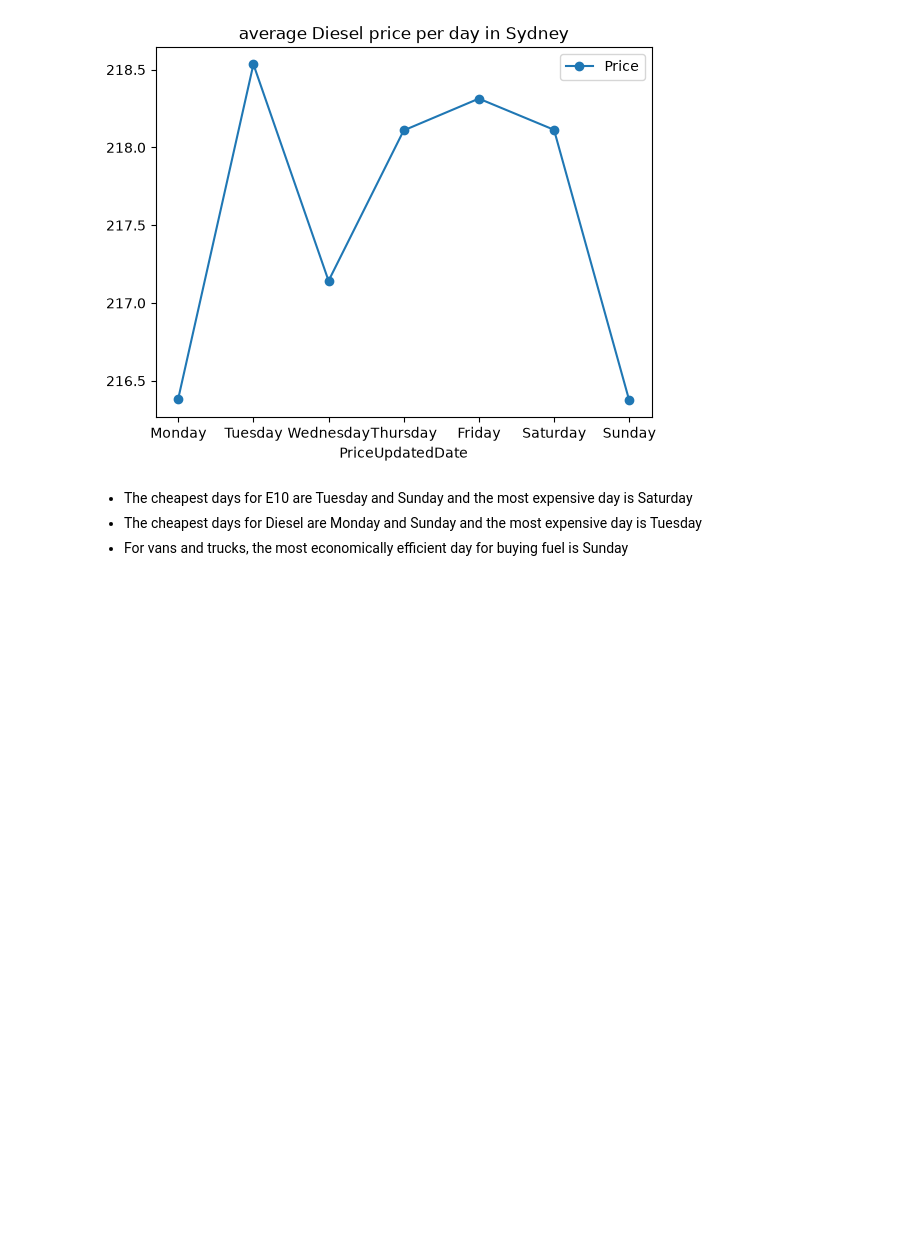
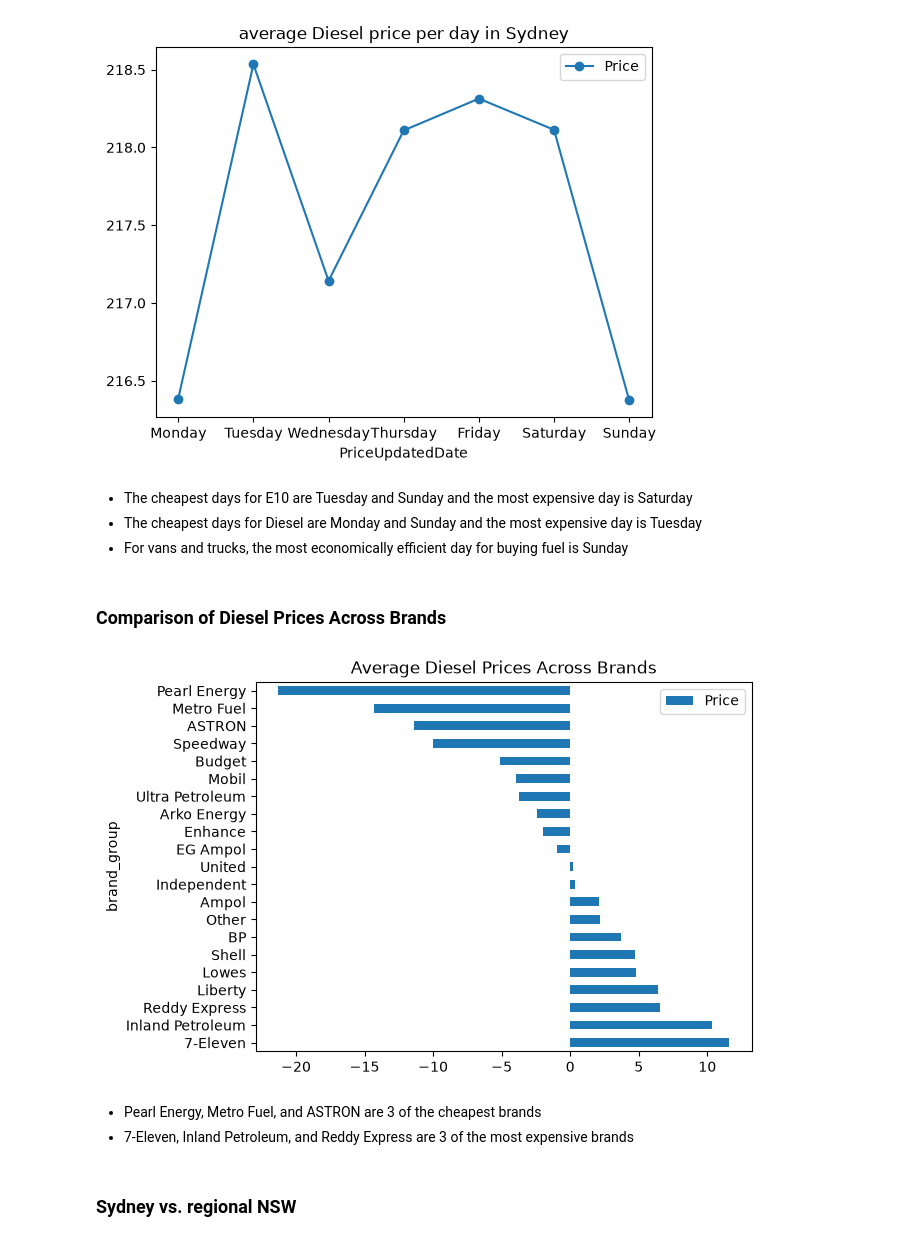
Before and after one commit to DanhHoangLongDuong/NSW-fuel-price-analysis, a Jupyter notebook: notebooks/02_analysis.ipynb, the cells around one changed output. Cells and saved outputs as stored; diff of their text form; code cells hidden in the pictures; blank space fills up the shorter version.

```diff
--- a/notebooks/02_analysis.ipynb
+++ b/notebooks/02_analysis.ipynb
@@ -42,3 +43,21 @@ sydney_oil = full_table.loc[(
 - The cheapest days for E10 are Tuesday and Sunday and the  most expensive day is Saturday
 - The cheapest days for Diesel are Monday and Sunday and the most expensive day is Tuesday
 - For vans and trucks, the most economically efficient day for buying fuel is Sunday
+# %% [markdown]
+### Comparison of Diesel Prices Across Brands
+# %%
+diesel_avg = full_table.loc[((full_table["FuelCode"] == "DL") & (full_table["state"] == "NSW"))]["Price"].mean()
+
+((full_table
+    .loc[((full_table["FuelCode"] == "DL") & (full_table["state"] == "NSW"))]
+    .groupby("brand_group")
+    .agg({"Price": "mean"}) - diesel_avg)
+    .sort_values(by="Price", ascending=False)
+    .plot.barh(title="Average Diesel Prices Across Brands"));
+# %% [output]
+[figure, added]
+# %% [markdown]
+- Pearl Energy, Metro Fuel, and ASTRON are 3 of the cheapest brands
+- 7-Eleven, Inland Petroleum, and Reddy Express are 3 of the most expensive brands
+# %% [markdown]
+### Sydney vs. regional NSW
```
Also changed, not shown: parts of 6 cells of this notebook.
